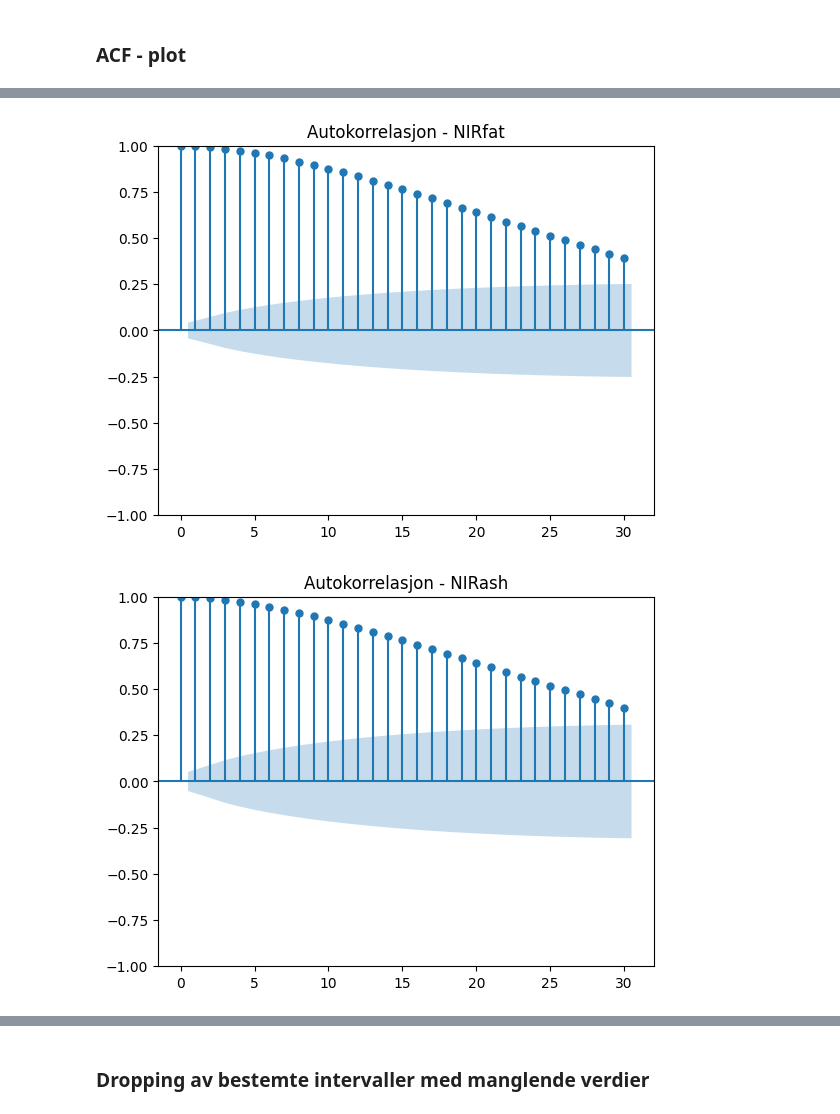
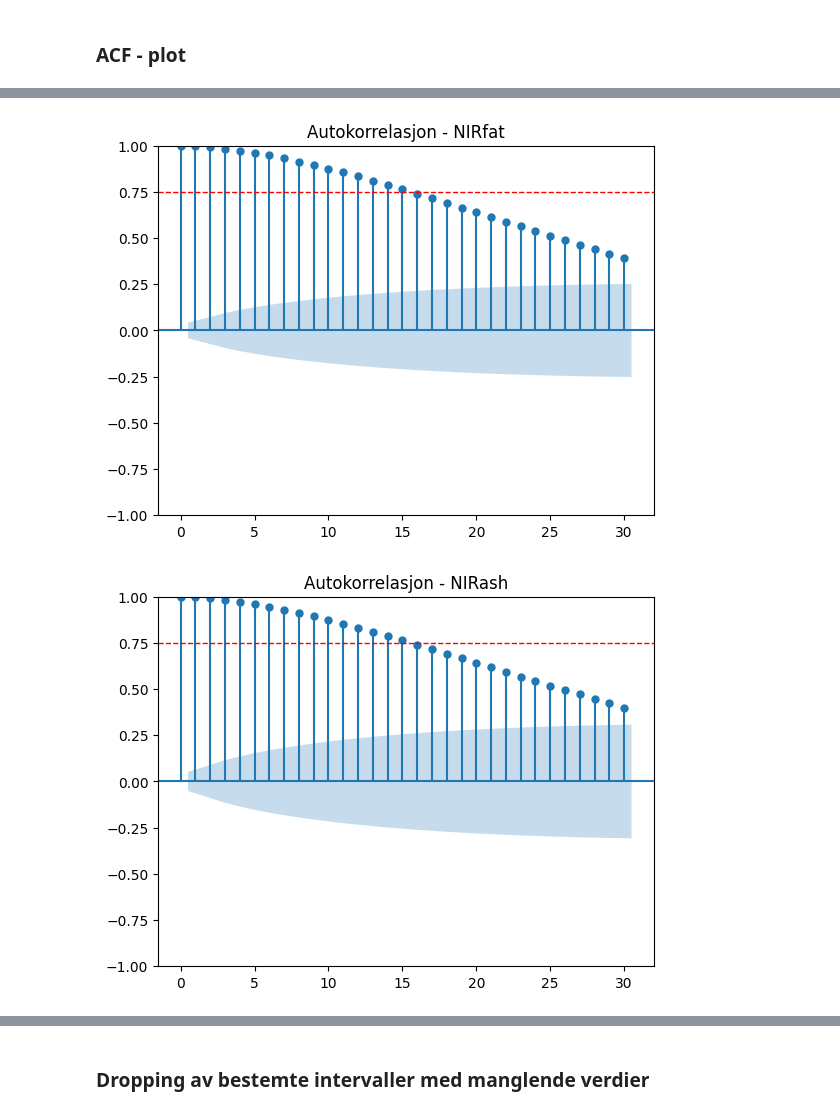
Before and after one commit to PreyPython123/Master-V24-Semiveiledet-Regresjon, a Jupyter notebook: Bioco_Databehandling_av_manglende_verdier.ipynb, the cells around one changed output, grey strips where cells are left out. Drawn from its saved outputs; the diff is of its cells as text; code cells hidden in the pictures.

```diff
--- a/Bioco_Databehandling_av_manglende_verdier.ipynb
+++ b/Bioco_Databehandling_av_manglende_verdier.ipynb
@@ -185,8 +333,13 @@ dtype: int64
 prediktorer = bioco_data.columns[6:-4].to_list()
 
 for prediktor in prediktorer:
-  plot_acf(bioco_data[prediktor].values.squeeze(),
-           lags=60,
-           missing='drop',
-           title='Autokorrelasjon - ' + str(prediktor))
+    fig, ax = plt.subplots()
+    plot_acf(bioco_data[prediktor].values.squeeze(),
+             lags=30,
+             missing='conservative',
+             ax=ax)
+
+    ax.axhline(y=0.8, linestyle='--', color='red', linewidth=1)
+    ax.set_title('Autokorrelasjon - ' + str(prediktor))
+    plt.show()
 # %% [output]
@@ -200,26 +353,30 @@ for prediktor in prediktorer:
 # %%
 nir_prediktorer = ['NIRfat', 'NIRash', 'NIRwater']
 
 for nir in nir_prediktorer:
-  nir_data = bioco_data[nir]
-  første_obs = nir_data.notna().argmax()
-  nir_data_først = nir_data[første_obs:]
+    nir_data = bioco_data[nir]
+    første_obs = nir_data.notna().argmax()
+    nir_data_først = nir_data[første_obs:]
 
-  for i in range(1, len(nir_data_først.index)):
+    for i in range(1, len(nir_data_først.index)):
 
-    tidsdiff = nir_data_først.index[i] - nir_data_først.index[i-1]
-    if tidsdiff.total_seconds() > 60.0:
-      nir_sekvens = nir_data_først.index[i-1]
+        tidsdiff = nir_data_først.index[i] - nir_data_først.index[i-1]
+        if tidsdiff.total_seconds() > 60.0:
+            nir_sekvens = nir_data_først.index[i-1]
 
-      nir_data_sekvens = nir_data_først[:nir_sekvens]
+            nir_data_sekvens = nir_data_først[:nir_sekvens]
 
-      nir_neste_nan = nir_data_sekvens.isna().argmax()
-      nir_data_sekvens = nir_data_sekvens[:nir_neste_nan]
+            nir_neste_nan = nir_data_sekvens.isna().argmax()
+            nir_data_sekvens = nir_data_sekvens[:nir_neste_nan]
 
-      plot_acf(nir_data_sekvens.values.squeeze(),
-              lags=30,
-              title='Autokorrelasjon - ' + str(nir))
-      break
+            fig, ax = plt.subplots()
+            plot_acf(nir_data_sekvens.values.squeeze(),
+                     lags=30,
+                     ax=ax,
+                     title='Autokorrelasjon - ' + str(nir))
+            ax.axhline(y=0.75, linestyle='--', color='red', linewidth=1)
+            plt.show()
+            break
 # %% [output]
-[figure, old version]
+[figure, new version]
-[figure, old version]
+[figure, new version]
```
Also changed, not shown: parts of 18 cells of this notebook.
